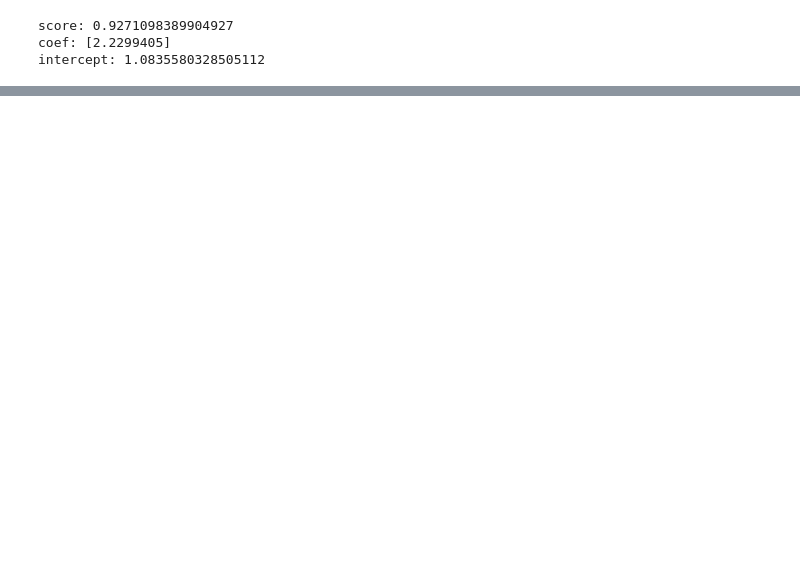
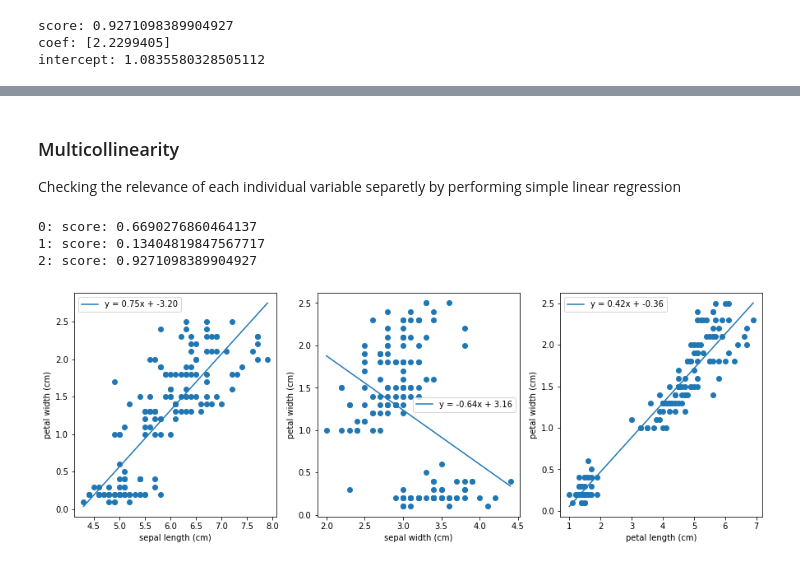
Before and after one commit to MartaVallejo/MachineLearning, a Jupyter notebook: Regression.ipynb, the cells around one changed output, grey strips where cells are left out. Saved outputs shown, nothing was run; the diff lists cells and outputs as text; code cells hidden in the pictures; blank space fills up the shorter version.

```diff
--- a/Regression.ipynb
+++ b/Regression.ipynb
@@ -64,0 +87,3 @@ plt.plot(plt_x, plt_y)
+# %%
+# fit/train the model using the data
+reg = LinearRegression().fit(X, y)
@@ -64,0 +101,22 @@ plt.plot(plt_x, plt_y)
+# %% [markdown]
+### Multicollinearity
+Checking the relevance of each individual variable separetly by performing simple linear regression
+# %%
+fig, axs = plt.subplots(1,len(X[0]), figsize=(15,5))
+for i in range(len(X[0])):
+    reg_X = X[:, i].reshape(-1, 1)
+    reg = LinearRegression().fit(reg_X, y)
+    axs[i].scatter(reg_X, y)
+    axs[i].set_xlabel(iris['feature_names'][i])
+    axs[i].set_ylabel(iris['feature_names'][3])
+    plt_x = np.linspace(reg_X.min(), reg_X.max(), 2)
+    plt_y = plt_x * reg.coef_[0] + reg.intercept_
+    axs[i].plot(plt_x, plt_y, label=f'y = {reg.coef_[0]:.2f}x + {reg.intercept_:.2f}')
+    axs[i].legend()
+    print(f'{i}: score:', reg.score(reg_X, y))
+plt.show()
+# %% [output]
+0: score: 0.6690276860464137
+1: score: 0.13404819847567717
+2: score: 0.9271098389904927
+[figure, added]
```
Also changed, not shown: parts of 11 cells of this notebook.
